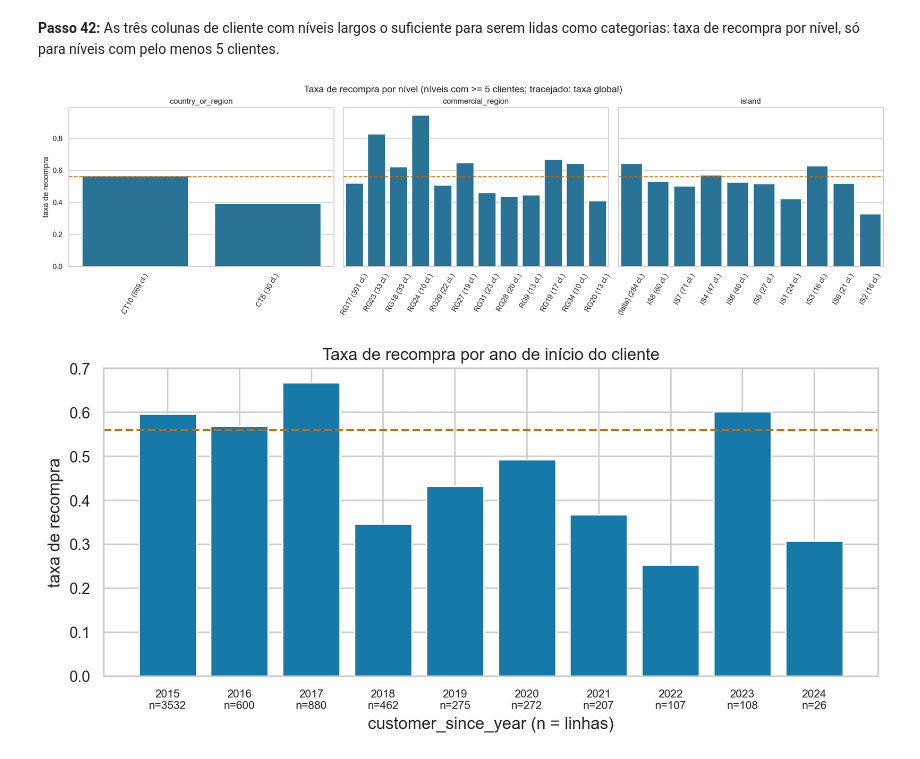
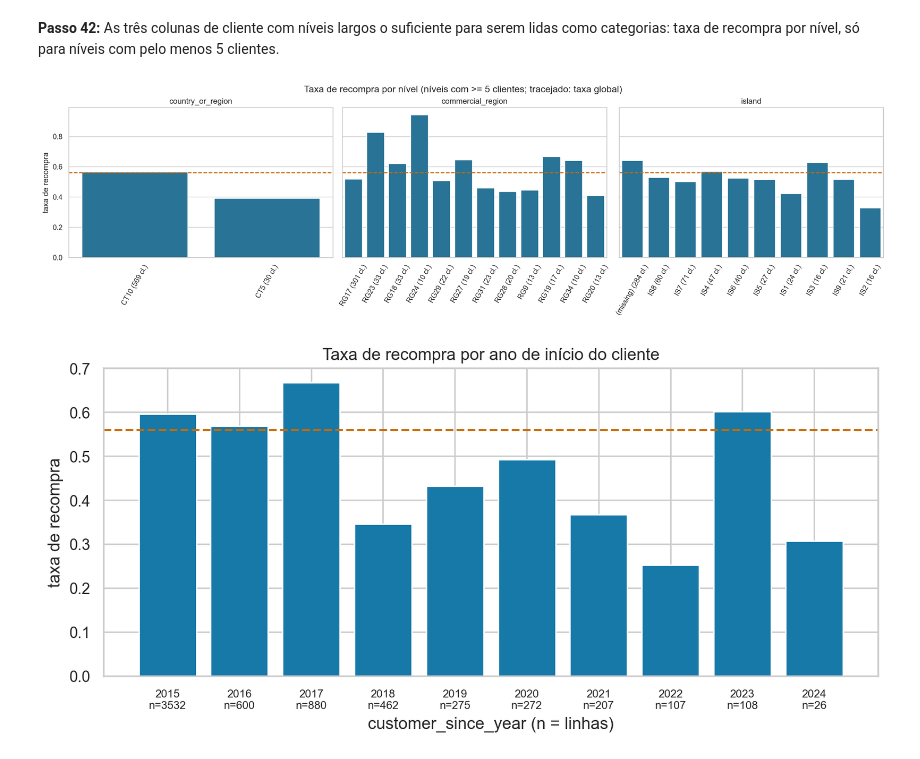
Before and after one commit to jxbarbosax/Machine-Learning, a Jupyter notebook: Homework_EDA.ipynb, the cells around one changed output. Cells and saved outputs as stored; diff of their text form; code cells hidden in the pictures.

Commit message:
EDA: trocar "falta" por "missing value"
Co-Authored-By: Claude Opus 5.5 <noreply@anthropic.com>

```diff
--- a/Homework_EDA.ipynb
+++ b/Homework_EDA.ipynb
@@ -497,10 +497,10 @@ for flag_name, flag in flags.items():
         rows.append({"flag": flag_name, "categórica": column, "chi2": chi2, "p": p,
                      "V de Cramér": v, "menor esperado": min_expected})
     for column in ["prior_purchase_count", "customer_tenure_days", "Total a Pagar"]:
-        rows.append({"flag": flag_name, "categórica": column + " (mediana com/sem falta)",
+        rows.append({"flag": flag_name, "categórica": column + " (mediana com/sem missing value)",
                      "chi2": np.nan, "p": np.nan, "V de Cramér": np.nan,
                      "menor esperado": np.nan,
-                     "com falta": filled.loc[flag, column].median(),
-                     "sem falta": filled.loc[~flag, column].median()})
+                     "com missing value": filled.loc[flag, column].median(),
+                     "sem missing value": filled.loc[~flag, column].median()})
 pd.DataFrame(rows).round(4)
 # %% [output]
@@ -893,7 +893,7 @@ cat_overview
 low_card = ["document_series", "payment_type", "salesperson", "commercial_zone", "warehouse"]
 fig, axes = plt.subplots(1, len(low_card), figsize=(20, 5), sharey=True)
 for column, ax in zip(low_card, axes):
-    rates = (view.assign(**{column: view[column].fillna("(falta)")})
+    rates = (view.assign(**{column: view[column].fillna("(missing)")})
              .groupby(column)[TARGET].agg(["size", "mean"])
              .sort_values("size", ascending=False))
     # Rótulo: o número do nível e, por baixo, quantas linhas tem.
@@ -988,7 +988,7 @@ for column in numeric:
     relevance.append({"coluna": column, "tipo": "numérica", "r (original)": r_raw,
                       "r (log1p)": r_log, "p": p, "linhas": int(rows.sum())})
 for column in categorical:
-    statistic, p, v_cramer, min_expected = cramers_v(view[column].fillna("(falta)"),
+    statistic, p, v_cramer, min_expected = cramers_v(view[column].fillna("(missing)"),
                                                      view[TARGET])
     relevance.append({"coluna": column, "tipo": "categórica", "V de Cramér": v_cramer,
                       "p": p, "menor esperado": min_expected, "linhas": len(view)})
@@ -1522,8 +1522,8 @@ client_categorical = [c for c in client_columns
                       if c != "customer_since_year" and mv[c].notna().any()]
 merged_relevance = []
 for column in client_categorical:
-    statistic, p, v_cramer, min_expected = cramers_v(mv[column].fillna("(falta)"), mv[TARGET])
-    per_level = customers_train[column].fillna("(falta)").value_counts()
+    statistic, p, v_cramer, min_expected = cramers_v(mv[column].fillna("(missing)"), mv[TARGET])
+    per_level = customers_train[column].fillna("(missing)").value_counts()
     merged_relevance.append({
         "coluna": column, "níveis": mv[column].nunique(), "V de Cramér": v_cramer, "p": p,
         "menor esperado": min_expected,
@@ -1557,23 +1557,23 @@ clientes.
 # %%
 fig, axes = plt.subplots(1, 3, figsize=(18, 5), sharey=True, layout="constrained")
 for column, ax in zip(["country_or_region", "commercial_region", "island"], axes):
-    values = mv[column].fillna("(falta)")
+    values = mv[column].fillna("(missing)")
     customers_per_level = mv.groupby(values)["customer_id"].nunique()
     keep = customers_per_level[customers_per_level >= 5].index
     rates = (mv[values.isin(keep)].groupby(values[values.isin(keep)])[TARGET]
              .agg(["size", "mean"]).sort_values("size", ascending=False).head(12))
     # Rótulo curto: só o código do nível (CT10, RG17, IS7...).
     names = pd.Series(rates.index)
     codes = names.str.extract(r"([A-Z]{2}\d+)", expand=False).fillna(names)
     labels = [f"{code} ({c} cl.)" for code, c in zip(codes, customers_per_level[rates.index])]
     sns.barplot(x=labels, y=rates["mean"].to_numpy(), color=PLOT_BLUE, ax=ax)
     ax.axhline(mv[TARGET].mean(), color=PLOT_ORANGE, ls="--")
     ax.set(title=column, xlabel="", ylabel="taxa de recompra" if ax is axes[0] else "")
     ax.tick_params(axis="x", rotation=60)
 fig.suptitle("Taxa de recompra por nível (níveis com >= 5 clientes; tracejado: taxa global)")
 plt.show()
 # %% [output]
-[figure, old version]
+[figure, new version]
 # %%
 fig, ax = plt.subplots(figsize=(10, 4))
 rates = mv.groupby("customer_since_year")[TARGET].agg(["size", "mean"])
```
Also changed, not shown: parts of 25 cells of this notebook.
